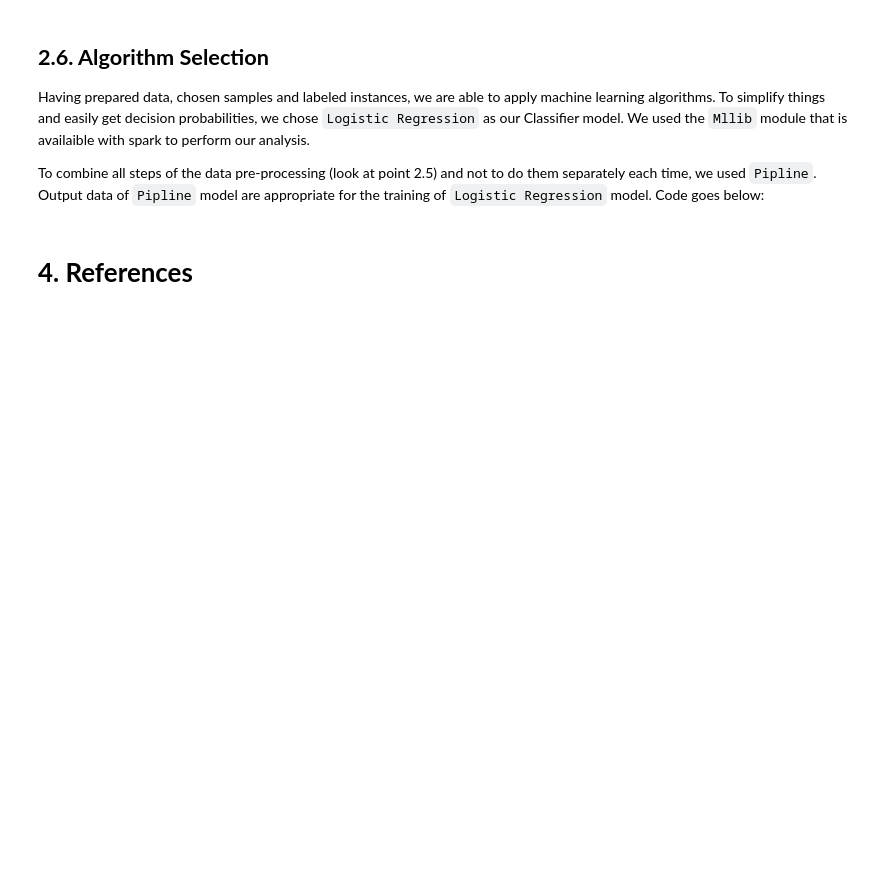
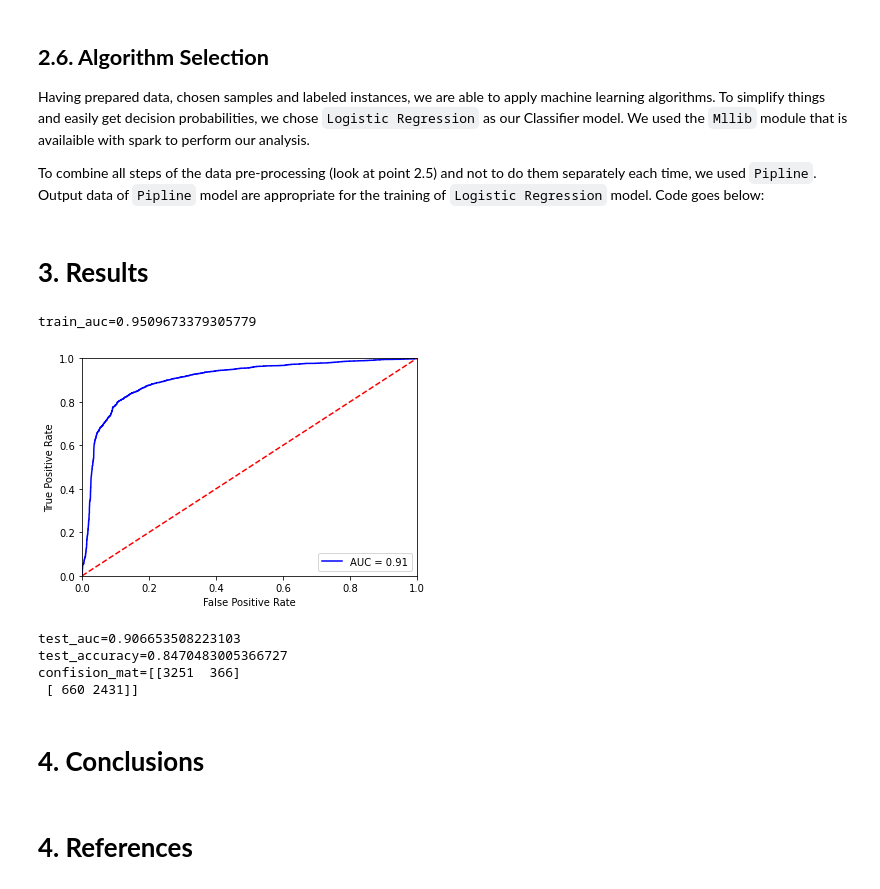
Before and after one commit to ish-codes-magic/DESY_Summer_Project, a Jupyter notebook: Report.ipynb, the cells around one changed output. Cells and saved outputs as stored; diff of their text form; code cells hidden in the pictures; blank space fills up the shorter version.

```diff
--- a/Report.ipynb
+++ b/Report.ipynb
@@ -243,6 +251,13 @@ The second issue is how to sample the data. For comparison we decided to apply t
 * Extracting  70 % instances for each hour randomly (random way)
 
 Code examples, including labeling and two ways of the data selection, are represented below:
+# %%
+treshhold=0.5
+min_val=sqlContext.sql("select MIN(date_time) from billing_desy").collect()
+min_val=np.array(min_val)[0]
+max_val=sqlContext.sql("select MAX(date_time) from billing_desy").collect()
+max_val=np.array(max_val)[0]
+bin_num=np.round((max_val-min_val)/3600,0)
 # %%
 """serial way"""
 
@@ -352,6 +385,75 @@ data=sqlContext.sql("select distinct(features),label from X_train")
 #training of Logistic Regression model
 from pyspark.ml.classification import LogisticRegression
 lr=LogisticRegression().fit(data)
+# %% [markdown]
+# **3. Results**
+# %%
+num_columns=['fileSize', 'transferTime', 'queuingTime']
+str_columns=['cellName']
+
+from pyspark.ml.feature import (StringIndexer, OneHotEncoder)
+string_indexer=[ StringIndexer(inputCol=x, outputCol=x+'_StringIndexer', handleInvalid='skip') for x in str_columns]
+one_hot_encoder=[OneHotEncoder(inputCol=f"{x}_StringIndexer", outputCol=f"{x}_OneHotEncoder") for x in str_columns]
+
+from pyspark.ml.feature import VectorAssembler
+assembler_input=[x for x in num_columns]
+assembler_input+=[f"{x}_OneHotEncoder" for x in str_columns]
+vector_assembler=VectorAssembler(inputCols=assembler_input, outputCol='features')
+
+train, test= serial_df.randomSplit([0.7,0.3],seed=7)
+
+stages=[]
+stages+=string_indexer
+stages+=one_hot_encoder
+stages+=[vector_assembler]
+
+from pyspark.ml import Pipeline
+pipeline=Pipeline().setStages(stages)
+model=pipeline.fit(train)
+X_train=model.transform(train)
+X_train.createOrReplaceTempView("X_train")
+data=sqlContext.sql("select distinct(features),label from X_train")
+
+from pyspark.ml.classification import LogisticRegression
+lr=LogisticRegression().fit(data)
+print('train_auc={}'.format(lr.summary.areaUnderROC))
+
+X_test=model.transform(test)
+predicts=lr.transform(X_test)
+
+scores=np.array(predicts.select('probability').collect())
+lbls=np.array(predicts.select('label').collect())
+preds=np.array(predicts.select('prediction').collect())
+scores_1=[]
+for score in scores:
+    scores_1.append(score[0][1])
+
+import sklearn.metrics as metrics
+fpr, tpr, threshold = metrics.roc_curve(lbls, scores_1)
+roc_auc = metrics.auc(fpr, tpr)
+
+import matplotlib.pyplot as plt
+plt.plot(fpr, tpr, 'b', label = 'AUC = %0.2f' % roc_auc)
+plt.legend(loc = 'lower right')
+plt.plot([0, 1], [0, 1],'r--')
+plt.xlim([0, 1])
+plt.ylim([0, 1])
+plt.ylabel('True Positive Rate')
+plt.xlabel('False Positive Rate')
+plt.show()
+
+conf_mat=metrics.confusion_matrix(lbls,preds)
+accuracy=metrics.accuracy_score(lbls,preds)
+print('test_auc={}\ntest_accuracy={}\nconfision_mat={}'.format(roc_auc,accuracy,conf_mat))
+# %% [output]
+train_auc=0.9509673379305779
+[figure, added]
+test_auc=0.906653508223103
+test_accuracy=0.8470483005366727
+confision_mat=[[3251  366]
+ [ 660 2431]]
+# %% [markdown]
+# **4. Conclusions**
 # %% [markdown]
 # **4. References**
 # %% [markdown]
```
Also changed, not shown: parts of 7 cells of this notebook.
